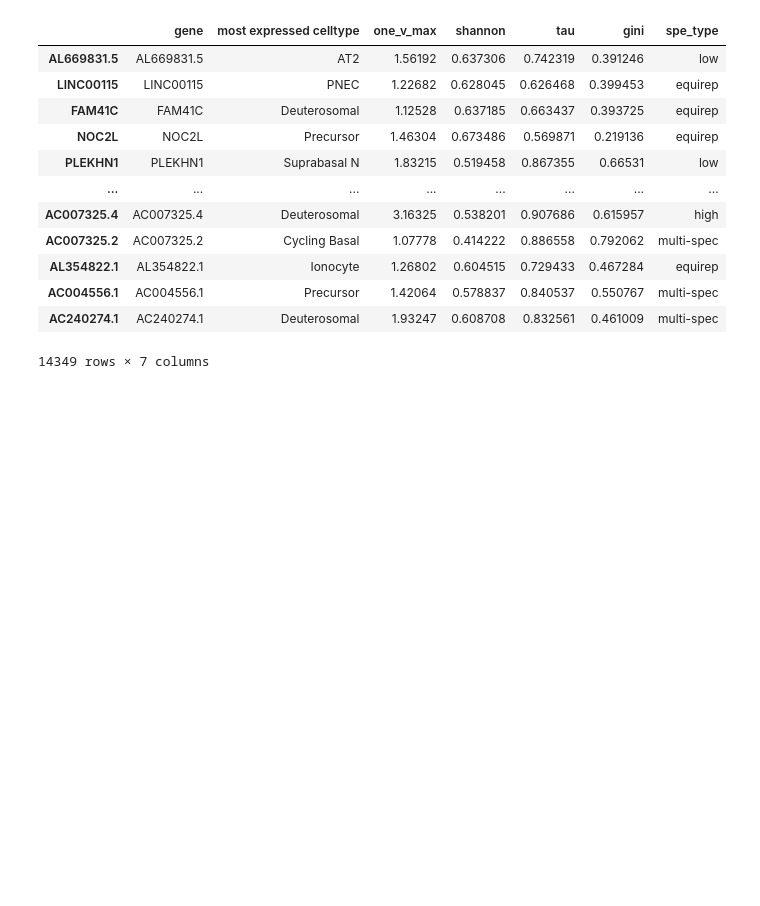
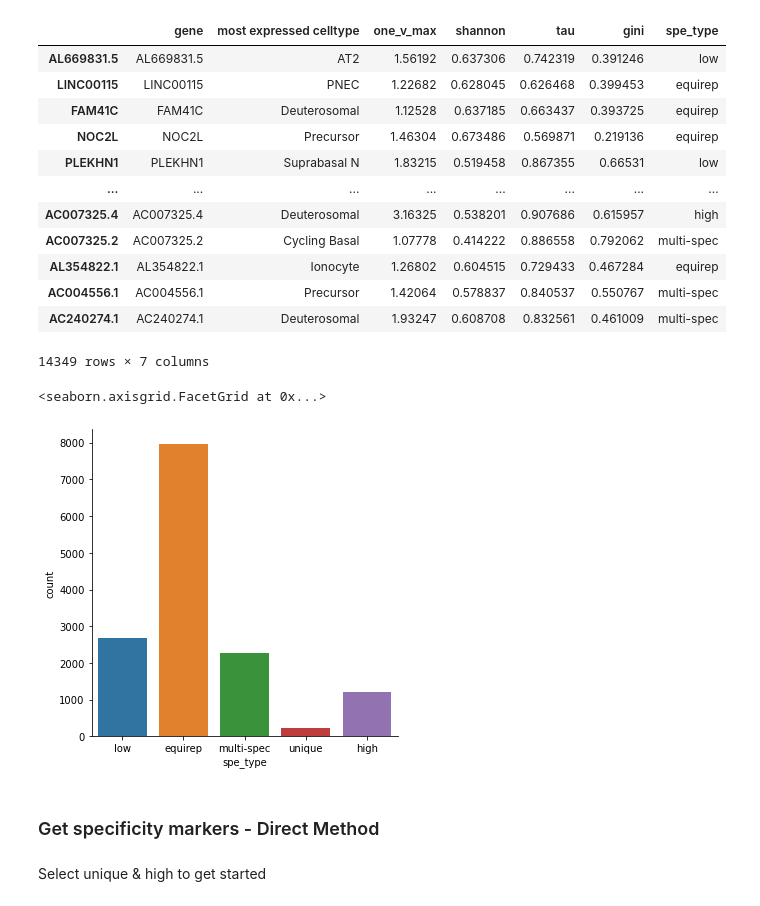
Before and after one commit to AntoineCollin/Spec_notebooks, a Jupyter notebook: Spec_Validation/DE_Compare.ipynb, the cells around one changed output. Cells and saved outputs as stored; diff of their text form; code cells hidden in the pictures; blank space fills up the shorter version.

```diff
--- a/Spec_Validation/DE_Compare.ipynb
+++ b/Spec_Validation/DE_Compare.ipynb
@@ -145,3 +146,12 @@ spe_matrix
 | AC004556.1 | AC004556.1 | Precursor | 1.42064 | 0.578837 | 0.840537 | 0.550767 | multi-spec |
 | AC240274.1 | AC240274.1 | Deuterosomal | 1.93247 | 0.608708 | 0.832561 | 0.461009 | multi-spec |
 14349 rows × 7 columns
+# %%
+sns.catplot(x='spe_type',kind='count',data=spe_matrix)
+# %% [output]
+<seaborn.axisgrid.FacetGrid at 0x...>
+[figure, added]
+# %% [markdown]
+### Get specificity markers - Direct Method
+# %% [markdown]
+Select unique & high to get started
```
Also changed, not shown: parts of 27 cells of this notebook, 6 other files.
